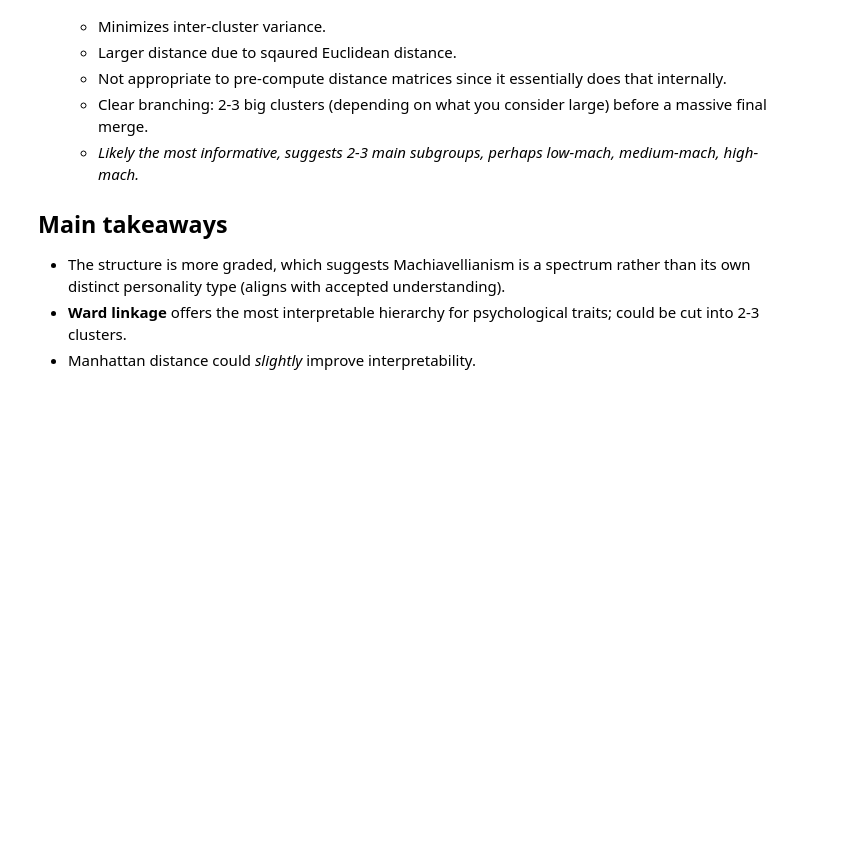
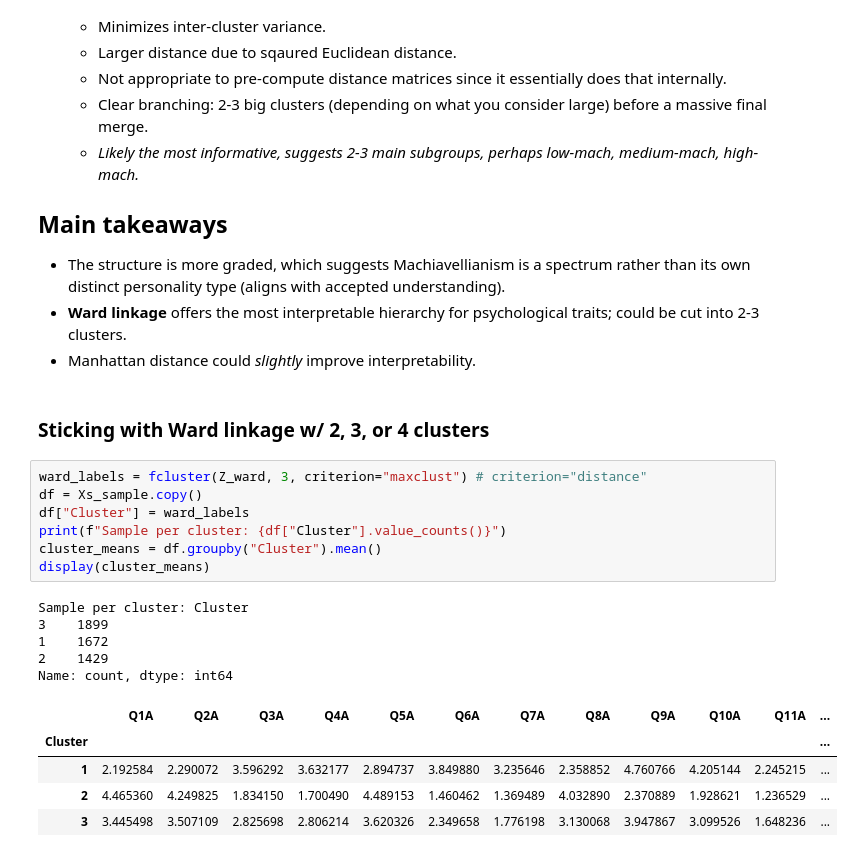
Before and after one commit to jeffreyHoelzel/mach-iv-clustering, a Jupyter notebook: hierarchical/hierarchical.ipynb, the cells around one changed output. Drawn from its saved outputs; the diff is of its cells as text; blank space fills up the shorter version.

```diff
--- a/hierarchical/hierarchical.ipynb
+++ b/hierarchical/hierarchical.ipynb
@@ -371,3 +369,23 @@ plt.show()
 - The structure is more graded, which suggests Machiavellianism is a spectrum rather than its own distinct personality type (aligns with accepted understanding).
 - **Ward linkage** offers the most interpretable hierarchy for psychological traits; could be cut into 2-3 clusters.
 - Manhattan distance could *slightly* improve interpretability.
+# %% [markdown]
+### Sticking with Ward linkage w/ 2, 3, or 4 clusters
+# %%
+ward_labels = fcluster(Z_ward, 3, criterion="maxclust") # criterion="distance"
+df = Xs_sample.copy()
+df["Cluster"] = ward_labels
+print(f"Sample per cluster: {df["Cluster"].value_counts()}")
+cluster_means = df.groupby("Cluster").mean()
+display(cluster_means)
+# %% [output]
+Sample per cluster: Cluster
+3    1899
+1    1672
+2    1429
+Name: count, dtype: int64
+|  | Q1A | Q2A | Q3A | Q4A | Q5A | Q6A | Q7A | Q8A | Q9A | Q10A | Q11A | ... |
+| Cluster |  |  |  |  |  |  |  |  |  |  |  | ... |
+| 1 | 2.192584 | 2.290072 | 3.596292 | 3.632177 | 2.894737 | 3.849880 | 3.235646 | 2.358852 | 4.760766 | 4.205144 | 2.245215 | ... |
+| 2 | 4.465360 | 4.249825 | 1.834150 | 1.700490 | 4.489153 | 1.460462 | 1.369489 | 4.032890 | 2.370889 | 1.928621 | 1.236529 | ... |
+| 3 | 3.445498 | 3.507109 | 2.825698 | 2.806214 | 3.620326 | 2.349658 | 1.776198 | 3.130068 | 3.947867 | 3.099526 | 1.648236 | ... |
```
Also changed, not shown: parts of 10 cells of this notebook.
